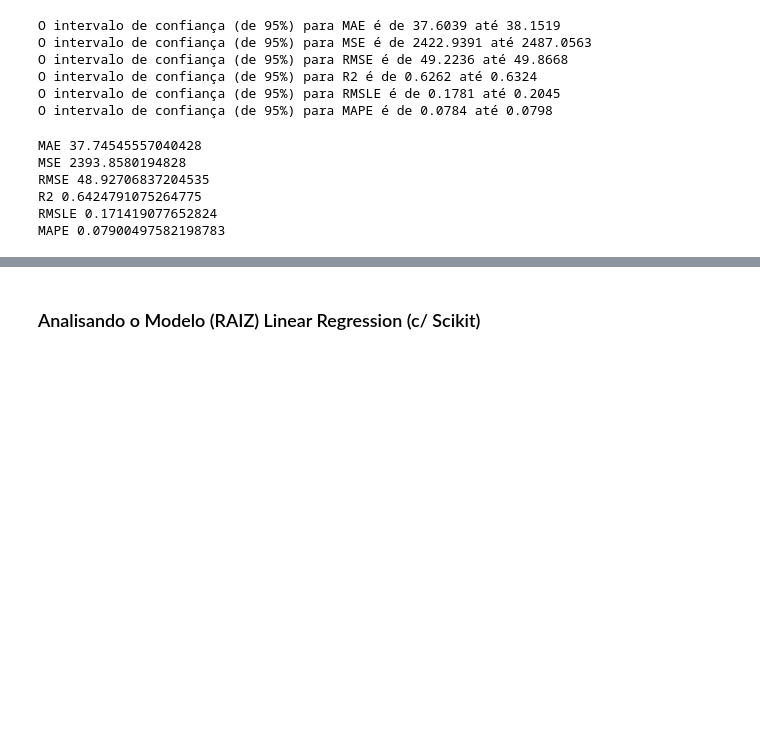
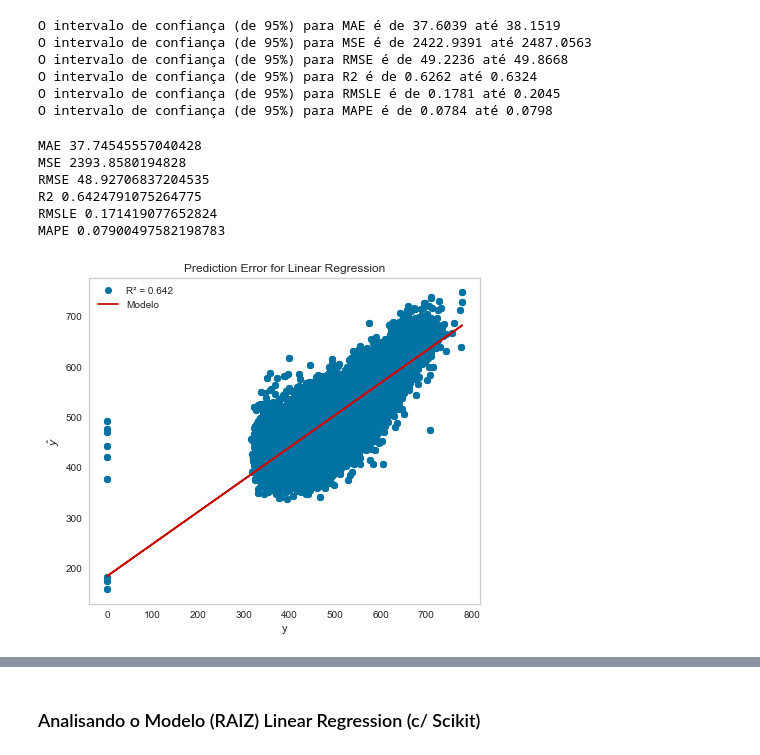
Before and after one commit to DaviReisVieira/Projeto-2-CDados, a Jupyter notebook: Análise Exploratória e Modelo.ipynb, the cells around one changed output, grey strips where cells are left out. Cells and saved outputs as stored; diff of their text form; code cells hidden in the pictures; blank space fills up the shorter version.

```diff
--- a/Análise Exploratória e Modelo.ipynb
+++ b/Análise Exploratória e Modelo.ipynb
@@ -1609,3 +1637,16 @@ RMSE 48.92706837204535
 R2 0.6424791075264775
 RMSLE 0.171419077652824
 MAPE 0.07900497582198783
+# %%
+m, b = np.polyfit(y_test, y_pred, 1)
+plt.figure(figsize=(7,6))
+plt.plot(y_test, y_pred, 'o')
+plt.plot(y_test, b+ m*y_test,color='r')
+plt.scatter(y_test, y_pred); # dados
+plt.title('Prediction Error for Linear Regression')
+plt.xlabel("y")
+plt.ylabel('$\hat{y}$')
+plt.grid()
+plt.legend(('R² = 0.642','Modelo'));
+# %% [output]
+[figure, added]
```
Also changed, not shown: parts of 37 cells of this notebook, 3 other files.
